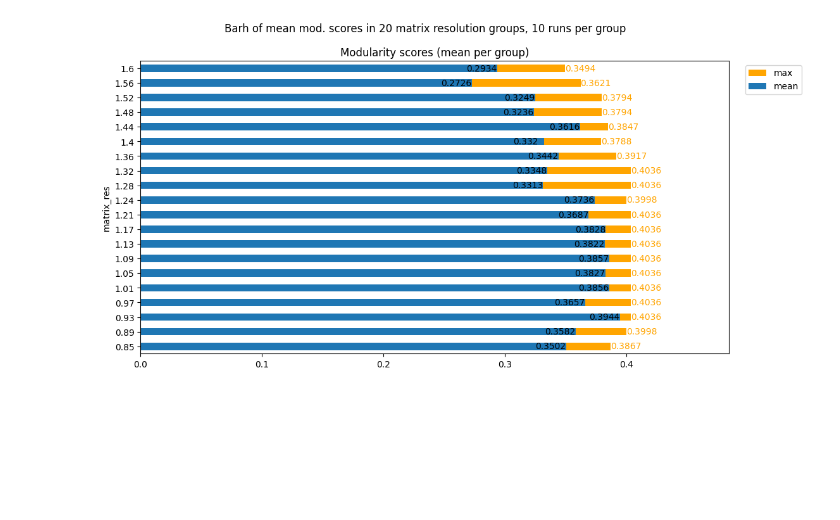
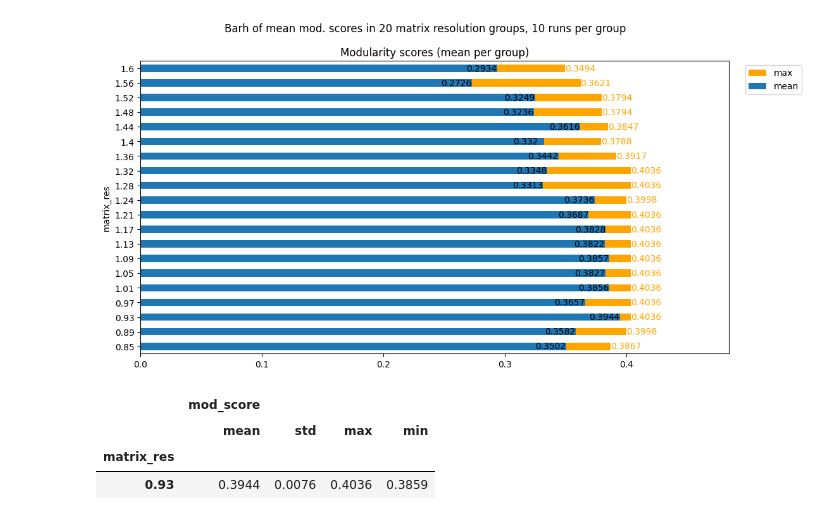
Before and after one commit to QStats/StatsModule, a Jupyter notebook: 2_results_karate.ipynb, the cells around one changed output. Saved outputs shown, nothing was run; the diff lists cells and outputs as text; code cells hidden in the pictures; blank space fills up the shorter version.

```diff
--- a/2_results_karate.ipynb
+++ b/2_results_karate.ipynb
@@ -83,3 +83,10 @@ ax.legend(
 );
 # %% [output]
 [figure]
+# %%
+a_by_res[a_by_res.index == 0.93]
+# %% [output]
+|  | mod_score |  |  |  |
+|  | mean | std | max | min |
+| matrix_res |  |  |  |  |
+| 0.93 | 0.3944 | 0.0076 | 0.4036 | 0.3859 |
```
Also changed, not shown: parts of 4 cells of this notebook, 4 other files.
